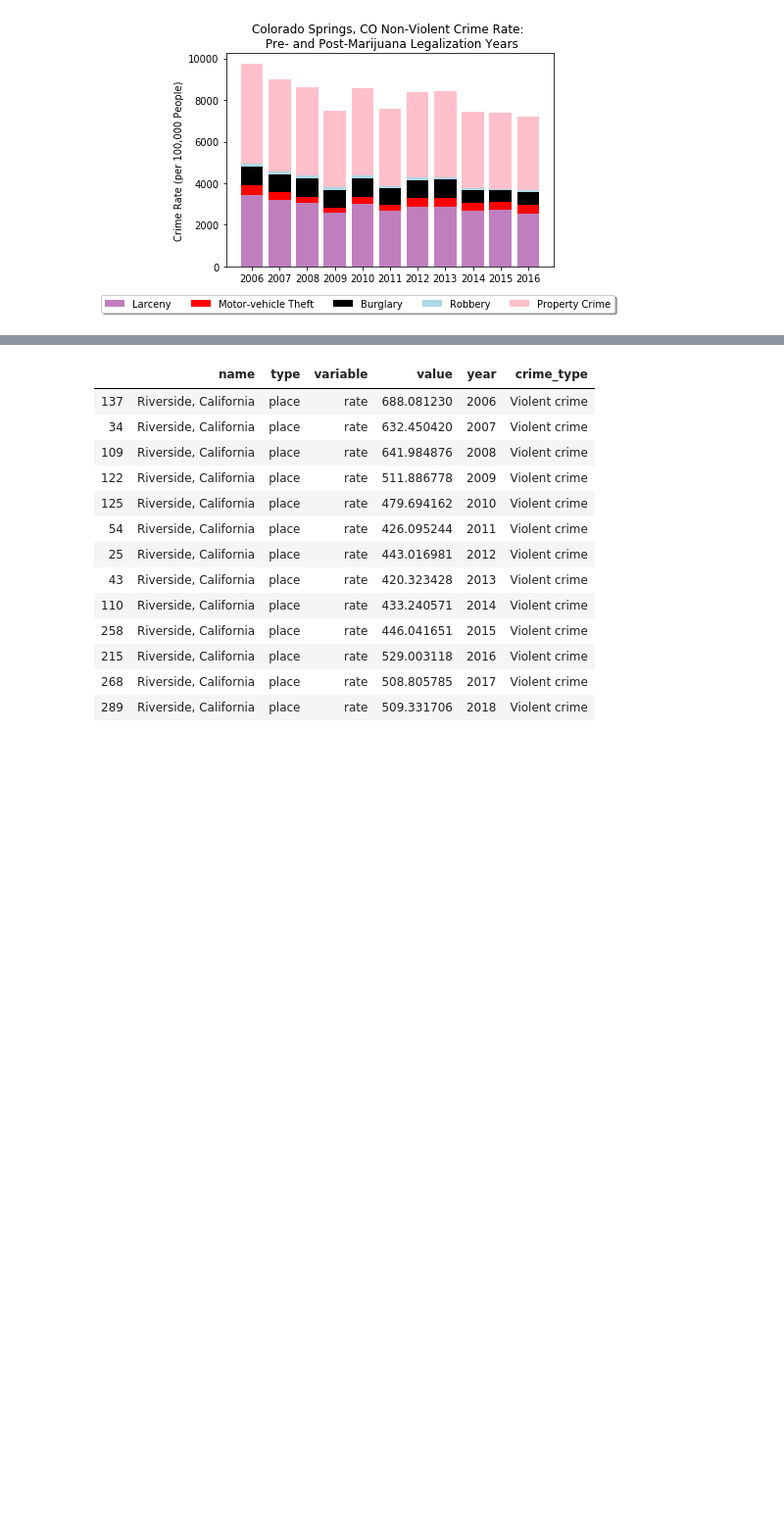
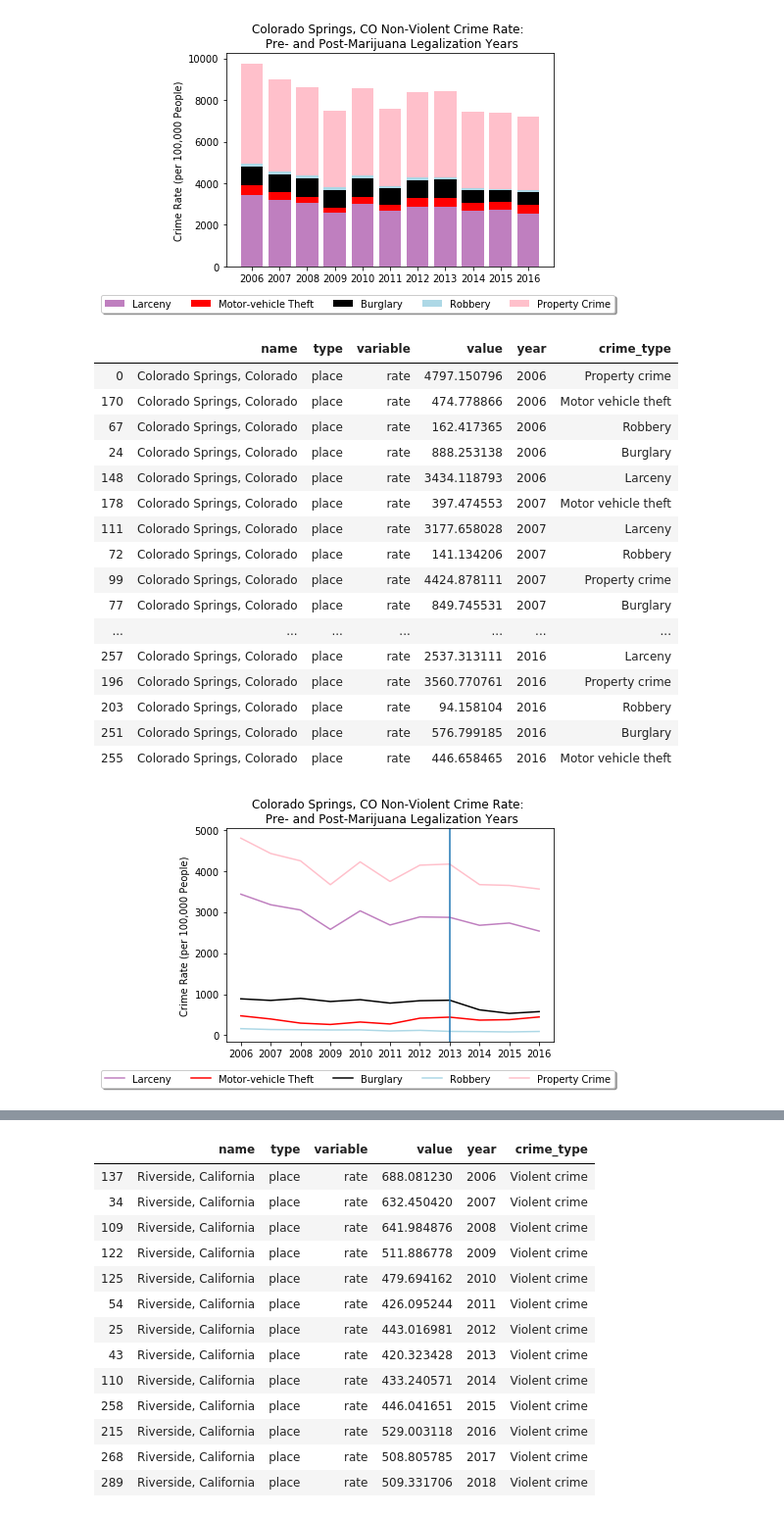
Before and after one commit to rose-gonoud/project1, a Jupyter notebook: CO_NY_CA_TX_finalAnalysis.ipynb, the cells around one changed output, grey strips where cells are left out. Shown at 98% size. Drawn from its saved outputs; the diff is of its cells as text; code cells hidden in the pictures; blank space fills up the shorter version.

```diff
--- a/CO_NY_CA_TX_finalAnalysis.ipynb
+++ b/CO_NY_CA_TX_finalAnalysis.ipynb
@@ -350,6 +388,45 @@ COcrimeRatesNVComparison
 | 251 | Colorado Springs, Colorado | place | rate | 576.799185 | 2016 | Burglary |
 | 255 | Colorado Springs, Colorado | place | rate | 446.658465 | 2016 | Motor vehicle theft |
 [figure]
+# %%
+# Create stacked line graphs where each crime type is in a distinct color:
+
+# indices of each dataframe are the same size, can use arbitrary one for plot x-axis
+CO_x_axis = COlarceny.index
+# each bar is a line here
+p1 = plt.plot(CO_x_axis, COlarceny["value"], color='purple', alpha=0.5)
+p2 = plt.plot(CO_x_axis, COmotor["value"].values, color='red')
+p3 = plt.plot(CO_x_axis, COburglary["value"].values, color='black')
+p4 = plt.plot(CO_x_axis, COrobbery["value"].values, color="#ADD8E6")
+p5 = plt.plot(CO_x_axis, COpropCrime["value"].values, color='pink')
+
+tick_locations = [value for value in NY_x_axis]
+plt.xticks(tick_locations, years)
+plt.title("Colorado Springs, CO Non-Violent Crime Rate: \n Pre- and Post-Marijuana Legalization Years")
+plt.ylabel("Crime Rate (per 100,000 People)")
+plt.legend((p1[0], p2[0], p3[0], p4[0], p5[0]), ("Larceny", "Motor-vehicle Theft", "Burglary", "Robbery", "Property Crime"), bbox_to_anchor=(1.2, -0.11),
+          fancybox=True, shadow=True, ncol=5)
+plt.axvline(x=2013)
+COcrimeRatesNVComparison
+# %% [output]
+|  | name | type | variable | value | year | crime_type |
+| 0 | Colorado Springs, Colorado | place | rate | 4797.150796 | 2006 | Property crime |
+| 170 | Colorado Springs, Colorado | place | rate | 474.778866 | 2006 | Motor vehicle theft |
+| 67 | Colorado Springs, Colorado | place | rate | 162.417365 | 2006 | Robbery |
+| 24 | Colorado Springs, Colorado | place | rate | 888.253138 | 2006 | Burglary |
+| 148 | Colorado Springs, Colorado | place | rate | 3434.118793 | 2006 | Larceny |
+| 178 | Colorado Springs, Colorado | place | rate | 397.474553 | 2007 | Motor vehicle theft |
+| 111 | Colorado Springs, Colorado | place | rate | 3177.658028 | 2007 | Larceny |
+| 72 | Colorado Springs, Colorado | place | rate | 141.134206 | 2007 | Robbery |
+| 99 | Colorado Springs, Colorado | place | rate | 4424.878111 | 2007 | Property crime |
+| 77 | Colorado Springs, Colorado | place | rate | 849.745531 | 2007 | Burglary |
+| ... | ... | ... | ... | ... | ... | ... |
+| 257 | Colorado Springs, Colorado | place | rate | 2537.313111 | 2016 | Larceny |
+| 196 | Colorado Springs, Colorado | place | rate | 3560.770761 | 2016 | Property crime |
+| 203 | Colorado Springs, Colorado | place | rate | 94.158104 | 2016 | Robbery |
+| 251 | Colorado Springs, Colorado | place | rate | 576.799185 | 2016 | Burglary |
+| 255 | Colorado Springs, Colorado | place | rate | 446.658465 | 2016 | Motor vehicle theft |
+[figure, added]
 # %%
 # file_to_load3 = os.path.join("Output CSVs", "Fortworth.csv")
 
```
Also changed, not shown: parts of 3 cells of this notebook.
